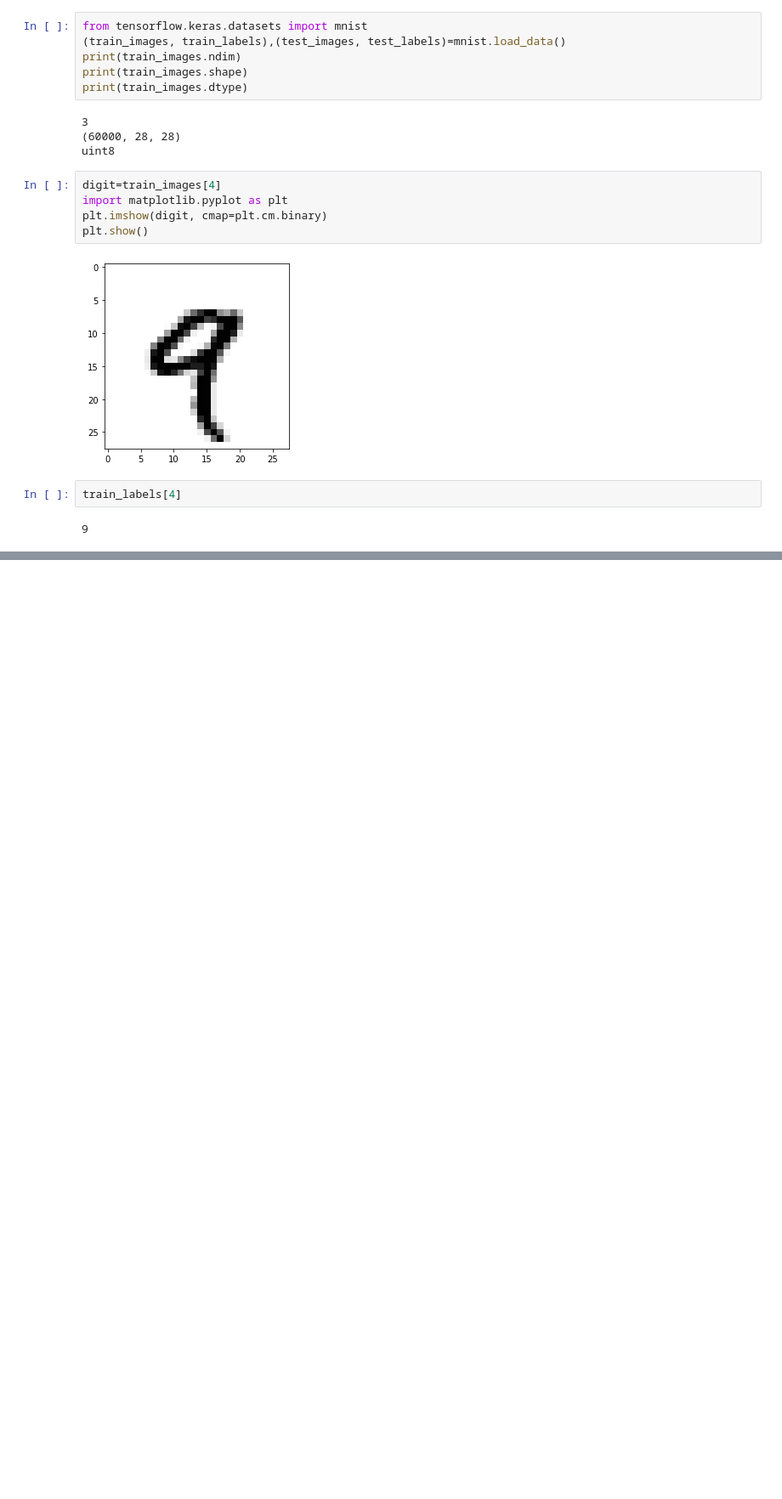
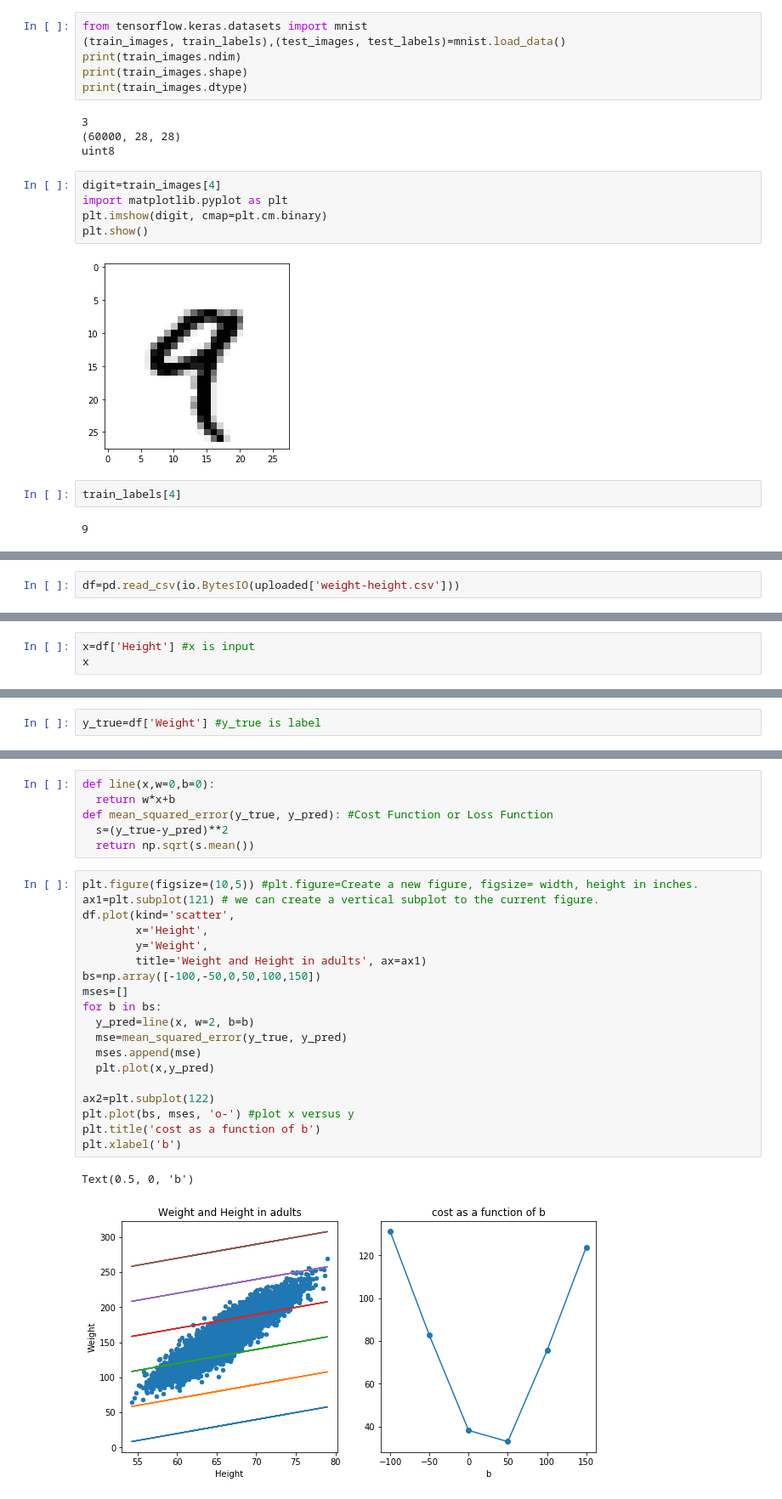
Before and after one commit to arfkhan11/Python-All-Work, a Jupyter notebook: MNIST_V1_CH2.ipynb, the cells around one changed output, grey strips where cells are left out. Shown at 85% size. Saved outputs shown, nothing was run; the diff lists cells and outputs as text; blank space fills up the shorter version.

```diff
--- a/MNIST_V1_CH2.ipynb
+++ b/MNIST_V1_CH2.ipynb
@@ -173,0 +230,2 @@ train_labels[4]
+# %%
+df=pd.read_csv(io.BytesIO(uploaded['weight-height.csv']))
@@ -173,0 +257,3 @@ train_labels[4]
+# %%
+x=df['Height'] #x is input
+x
@@ -173,0 +273,2 @@ train_labels[4]
+# %%
+y_true=df['Weight'] #y_true is label
@@ -173,0 +290,28 @@ train_labels[4]
+# %%
+def line(x,w=0,b=0):
+  return w*x+b
+def mean_squared_error(y_true, y_pred): #Cost Function or Loss Function
+  s=(y_true-y_pred)**2
+  return np.sqrt(s.mean())
+# %%
+plt.figure(figsize=(10,5)) #plt.figure=Create a new figure, figsize= width, height in inches.
+ax1=plt.subplot(121) # we can create a vertical subplot to the current figure.
+df.plot(kind='scatter',
+        x='Height',
+        y='Weight',
+        title='Weight and Height in adults', ax=ax1)
+bs=np.array([-100,-50,0,50,100,150])
+mses=[]
+for b in bs:
+  y_pred=line(x, w=2, b=b)
+  mse=mean_squared_error(y_true, y_pred)
+  mses.append(mse)
+  plt.plot(x,y_pred)
+
+ax2=plt.subplot(122)
+plt.plot(bs, mses, 'o-') #plot x versus y
+plt.title('cost as a function of b')
+plt.xlabel('b')
+# %% [output]
+Text(0.5, 0, 'b')
+[figure, added]
```
Also changed, not shown: parts of 43 cells of this notebook.
